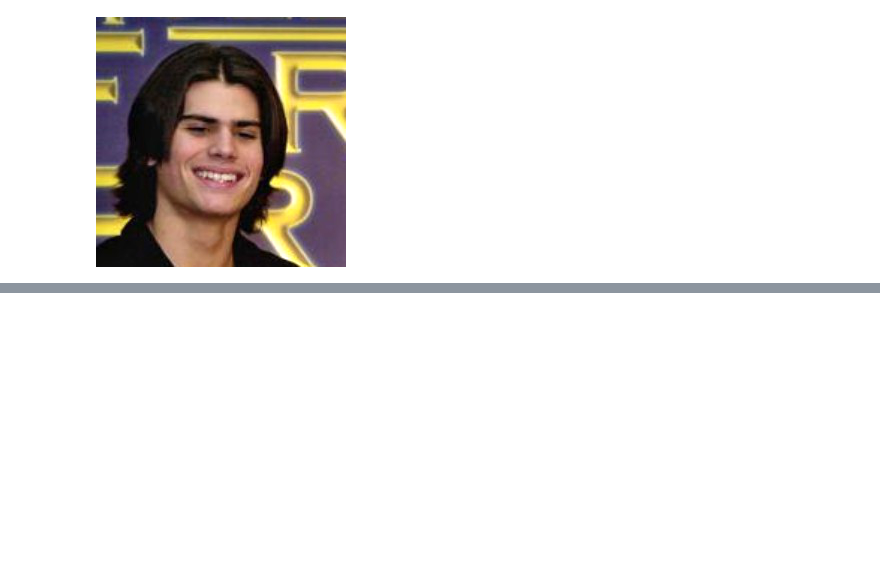
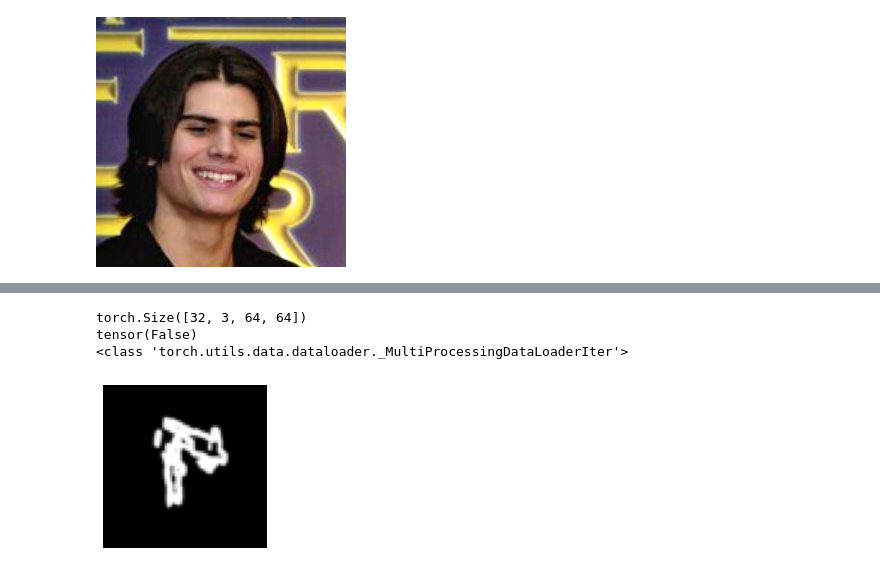
Before and after one commit to Eva427/CICR-Impainting, a Jupyter notebook: test.ipynb, the cells around one changed output, grey strips where cells are left out. Saved outputs shown, nothing was run; the diff lists cells and outputs as text; code cells hidden in the pictures; blank space fills up the shorter version.

```diff
--- a/test.ipynb
+++ b/test.ipynb
@@ -260,0 +288,30 @@ NameError: name 'transforms' is not defined
+# %%
+from torchvision.datasets.folder import ImageFolder
+from torchvision import transforms
+from torch.utils.data import DataLoader
+import torch
+
+resize   = (64 , 64)
+path = "data/masks"
+
+transformations = [
+         transforms.Resize(resize),
+         transforms.ToTensor()
+]
+
+process = transforms.Compose(transformations)
+dataset = ImageFolder(path, process)
+masks   = DataLoader(dataset, batch_size=32,
+                              shuffle=True,
+                              num_workers=2)
+x,_ = next(iter(masks))
+print(x.shape)
+plot(x[0])
+
+print((x[0] > 1.).any())
+print(type(iter(masks)))
+# %% [output]
+torch.Size([32, 3, 64, 64])
+tensor(False)
+<class 'torch.utils.data.dataloader._MultiProcessingDataLoaderIter'>
+[figure, added]
```
Also changed, not shown: parts of 5 cells of this notebook.
